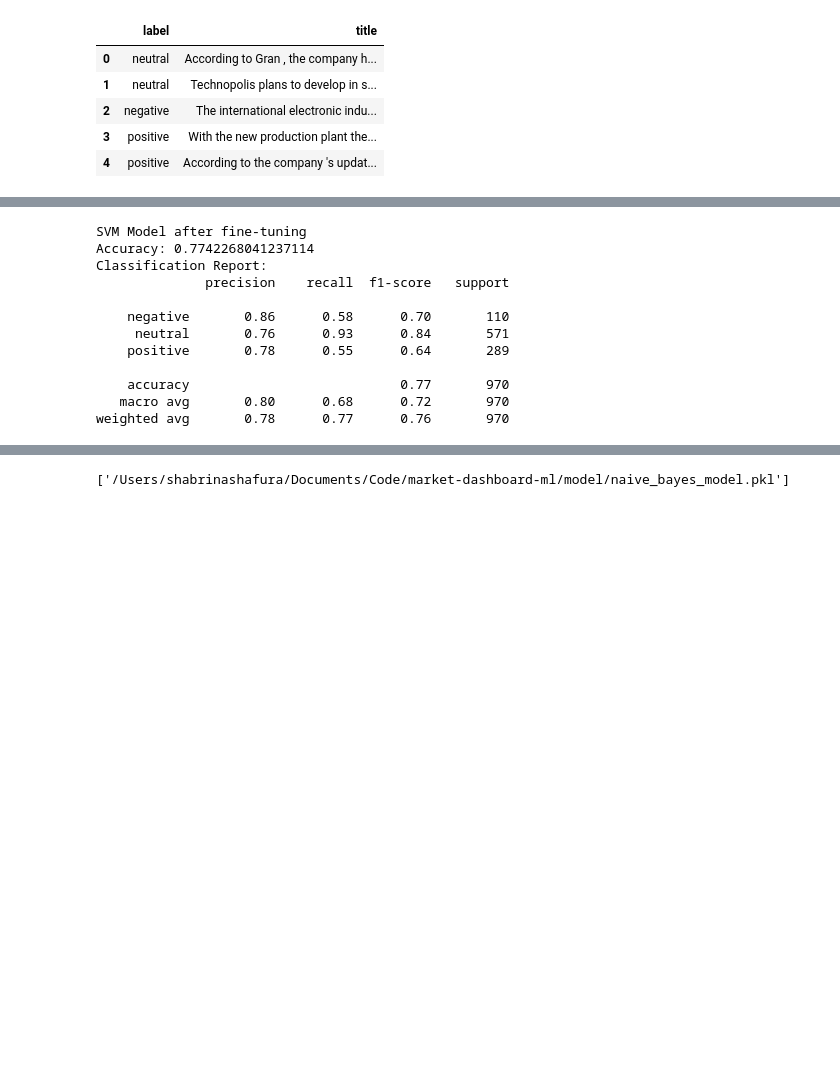
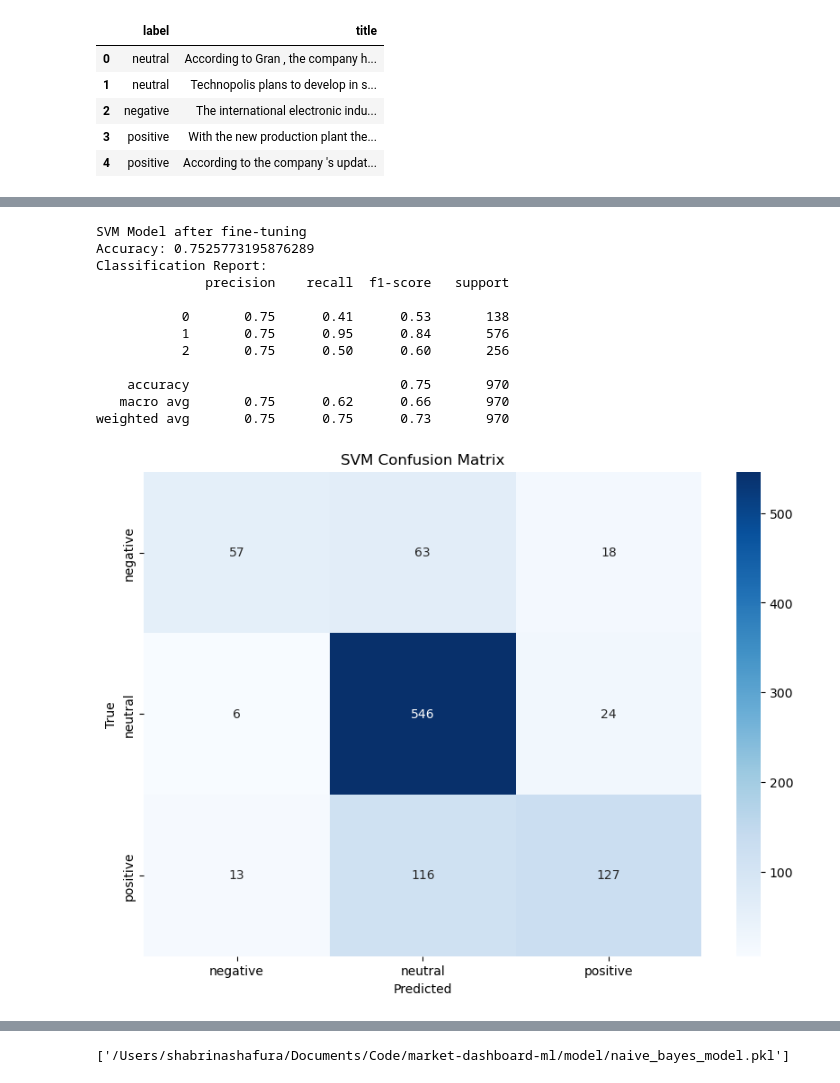
Before and after one commit to mushabtinumbang/market-dashboard, a Jupyter notebook: notebooks/02_train_svm_nb.ipynb, the cells around one changed output, grey strips where cells are left out. Saved outputs shown, nothing was run; the diff lists cells and outputs as text; code cells hidden in the pictures; blank space fills up the shorter version.

```diff
--- a/notebooks/02_train_svm_nb.ipynb
+++ b/notebooks/02_train_svm_nb.ipynb
@@ -31,15 +102,21 @@ df.head()
 X = df['title']
 y = df['label']
 
-# split the data into training and testing sets
-X_train, X_test, y_train, y_test = train_test_split(X, y, test_size=0.2, random_state=42)
+# Split the data into training and testing sets
+Train_X, Test_X, Train_Y, Test_Y = model_selection.train_test_split(df['text_final'],df['label'],test_size=0.2)
+
+Encoder = LabelEncoder()
+Train_Y = Encoder.fit_transform(Train_Y)
+Test_Y = Encoder.fit_transform(Test_Y)
 # %%
 # Initialize the TF-IDF vectorizer
 vectorizer = TfidfVectorizer(max_features=5000)
+vectorizer.fit(df['text_final'])
+
 
 # Fit and transform the training data, and transform the testing data
-X_train_tfidf = vectorizer.fit_transform(X_train)
-X_test_tfidf = vectorizer.transform(X_test)
+Train_X_Tfidf = vectorizer.transform(Train_X)
+Test_X_Tfidf = vectorizer.transform(Test_X)
 # %%
 # Define the parameter grid for SVM
 svm_param_grid = {
@@ -55,7 +132,7 @@ svm_model = SVC()
 svm_grid_search = GridSearchCV(estimator=svm_model, param_grid=svm_param_grid, cv=5, verbose=2, n_jobs=-1)
 
 # Fit Grid Search to the data
-svm_grid_search.fit(X_train_tfidf, y_train)
+svm_grid_search.fit(Train_X_Tfidf, Train_Y)
 
 # Best parameters and score
 print("Best SVM parameters:", svm_grid_search.best_params_)
@@ -81,26 +158,42 @@ Best SVM score: 0.6804677246152011
 # %%
 # Use the best estimator to make predictions
 best_svm_model = svm_grid_search.best_estimator_
-y_pred_svm = best_svm_model.predict(X_test_tfidf)
+y_pred_svm = best_svm_model.predict(Test_X_Tfidf)
 
 # Evaluate the model
 print("SVM Model after fine-tuning")
-print("Accuracy:", accuracy_score(y_test, y_pred_svm))
+print("Accuracy:", accuracy_score(Test_Y, y_pred_svm))
 print("Classification Report:")
-print(classification_report(y_test, y_pred_svm))
+print(classification_report(Test_Y, y_pred_svm))
+
+from sklearn.metrics import confusion_matrix
+import matplotlib.pyplot as plt
+import seaborn as sns
+
+# Confusion Matrix
+cm = confusion_matrix(Test_Y, y_pred_svm, labels=[0, 1, 2])
+
+# Plot the Confusion Matrix
+plt.figure(figsize=(10, 7))
+sns.heatmap(cm, annot=True, fmt='d', cmap='Blues', xticklabels=['negative', 'neutral', 'positive'], yticklabels=['negative', 'neutral', 'positive'])
+plt.xlabel('Predicted')
+plt.ylabel('True')
+plt.title('SVM Confusion Matrix')
+plt.show()
 # %% [output]
 SVM Model after fine-tuning
-Accuracy: 0.7742268041237114
+Accuracy: 0.7525773195876289
 Classification Report:
               precision    recall  f1-score   support
 
-    negative       0.86      0.58      0.70       110
-     neutral       0.76      0.93      0.84       571
-    positive       0.78      0.55      0.64       289
+           0       0.75      0.41      0.53       138
+           1       0.75      0.95      0.84       576
+           2       0.75      0.50      0.60       256
 
-    accuracy                           0.77       970
-   macro avg       0.80      0.68      0.72       970
-weighted avg       0.78      0.77      0.76       970
+    accuracy                           0.75       970
+   macro avg       0.75      0.62      0.66       970
+weighted avg       0.75      0.75      0.73       970
+[figure, added]
 # %%
 # Define the parameter grid for Naive Bayes
 nb_param_grid = {
```
Also changed, not shown: parts of 8 cells of this notebook, 4 other files.
